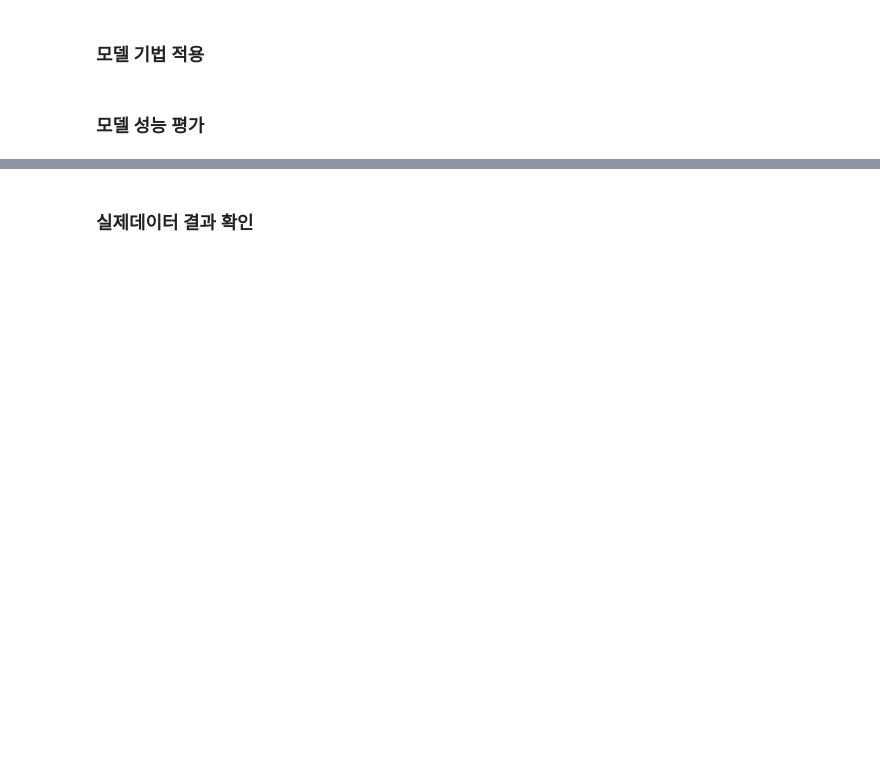
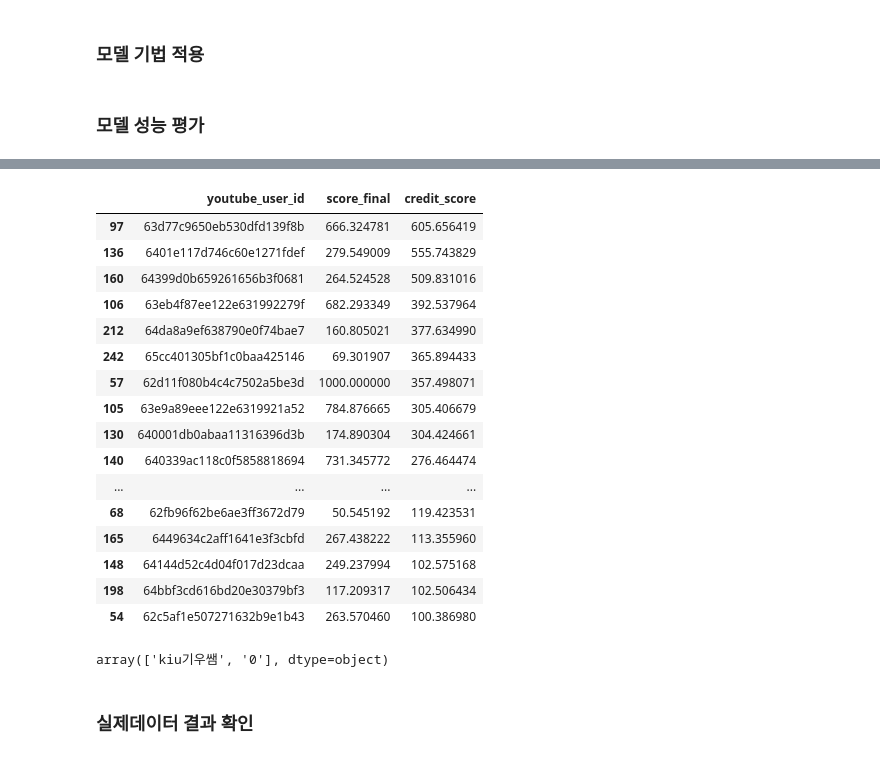
Before and after one commit to kkwann/awake, a Jupyter notebook: 5.Modeling(4).ipynb, the cells around one changed output, grey strips where cells are left out. Saved outputs shown, nothing was run; the diff lists cells and outputs as text; code cells hidden in the pictures; blank space fills up the shorter version.

```diff
--- a/5.Modeling(4).ipynb
+++ b/5.Modeling(4).ipynb
@@ -747,3 +807,56 @@ Index(['weekly_estimated_revenue', 'weekly_estimated_ad_revenue',
+# %%
+# 계정별 신용점수 확인 - 계정별 평가요소 합계
+credit_df = youtube_videos.groupby('youtube_user_id')[['score','score1','score2','score3','score4','score5']].sum().reset_index()
+# %%
+# 불필요 및 이상치 제거
+credit_df = credit_df[~credit_df['youtube_user_id'].isin(['639bb8dcd603b8138e33780b', '6350be0a5a3ac10b5fe82028'])].reset_index(drop=True)
+# '639bb8dcd603b8138e33780b' ## 없는 계정 및 이상치
+# '6350be0a5a3ac10b5fe82028' ## 확인 불가 계정
+# %%
+from sklearn.preprocessing import MinMaxScaler
+
+# 1. MinMaxScaler 적용
+scaler = MinMaxScaler()
+credit_df['score_scale'] = scaler.fit_transform(credit_df[['score']])
+credit_df['score1_scale'] = scaler.fit_transform(credit_df[['score1']])
+credit_df['score2_scale'] = scaler.fit_transform(credit_df[['score2']])
+credit_df['score3_scale'] = scaler.fit_transform(credit_df[['score3']])
+credit_df['score4_scale'] = scaler.fit_transform(credit_df[['score4']])
+credit_df['score5_scale'] = scaler.fit_transform(credit_df[['score5']])
+
+credit_df['score_final'] = scaler.fit_transform(credit_df[['score_scale']]) * 1000
+credit_df['score1_final'] = scaler.fit_transform(credit_df[['score1_scale']]) * 350
+credit_df['score2_final'] = scaler.fit_transform(credit_df[['score2_scale']]) * 280
+credit_df['score3_final'] = scaler.fit_transform(credit_df[['score3_scale']]) * 120
+credit_df['score4_final'] = scaler.fit_transform(credit_df[['score4_scale']]) * 180
+credit_df['score5_final'] = scaler.fit_transform(credit_df[['score5_scale']]) * 80
+# %%
+# 평가요소 분류 활용 스코어링
+credit_df['credit_score'] = credit_df[['score1_final','score2_final','score3_final','score4_final','score5_final']].sum(axis=1)
+# %%
+credit_df.sort_values(['credit_score'],ascending=False)[['youtube_user_id','score_final','credit_score']].iloc[:30]
+# %% [output]
+|  | youtube_user_id | score_final | credit_score |
+| 97 | 63d77c9650eb530dfd139f8b | 666.324781 | 605.656419 |
+| 136 | 6401e117d746c60e1271fdef | 279.549009 | 555.743829 |
+| 160 | 64399d0b659261656b3f0681 | 264.524528 | 509.831016 |
+| 106 | 63eb4f87ee122e631992279f | 682.293349 | 392.537964 |
+| 212 | 64da8a9ef638790e0f74bae7 | 160.805021 | 377.634990 |
+| 242 | 65cc401305bf1c0baa425146 | 69.301907 | 365.894433 |
+| 57 | 62d11f080b4c4c7502a5be3d | 1000.000000 | 357.498071 |
+| 105 | 63e9a89eee122e6319921a52 | 784.876665 | 305.406679 |
+| 130 | 640001db0abaa11316396d3b | 174.890304 | 304.424661 |
+| 140 | 640339ac118c0f5858818694 | 731.345772 | 276.464474 |
+| ... | ... | ... | ... |
+| 68 | 62fb96f62be6ae3ff3672d79 | 50.545192 | 119.423531 |
+| 165 | 6449634c2aff1641e3f3cbfd | 267.438222 | 113.355960 |
+| 148 | 64144d52c4d04f017d23dcaa | 249.237994 | 102.575168 |
+| 198 | 64bbf3cd616bd20e30379bf3 | 117.209317 | 102.506434 |
+| 54 | 62c5af1e507271632b9e1b43 | 263.570460 | 100.386980 |
+# %%
+merge_df_users_fin[merge_df_users_fin['youtube_user_id'] =='63d77c9650eb530dfd139f8b']['channel_title'].unique()
+# %% [output]
+array(['kiu기우쌤', '0'], dtype=object)
 # %% [markdown]
 ### 실제데이터 결과 확인
 # %%
```
Also changed, not shown: parts of 39 cells of this notebook.
